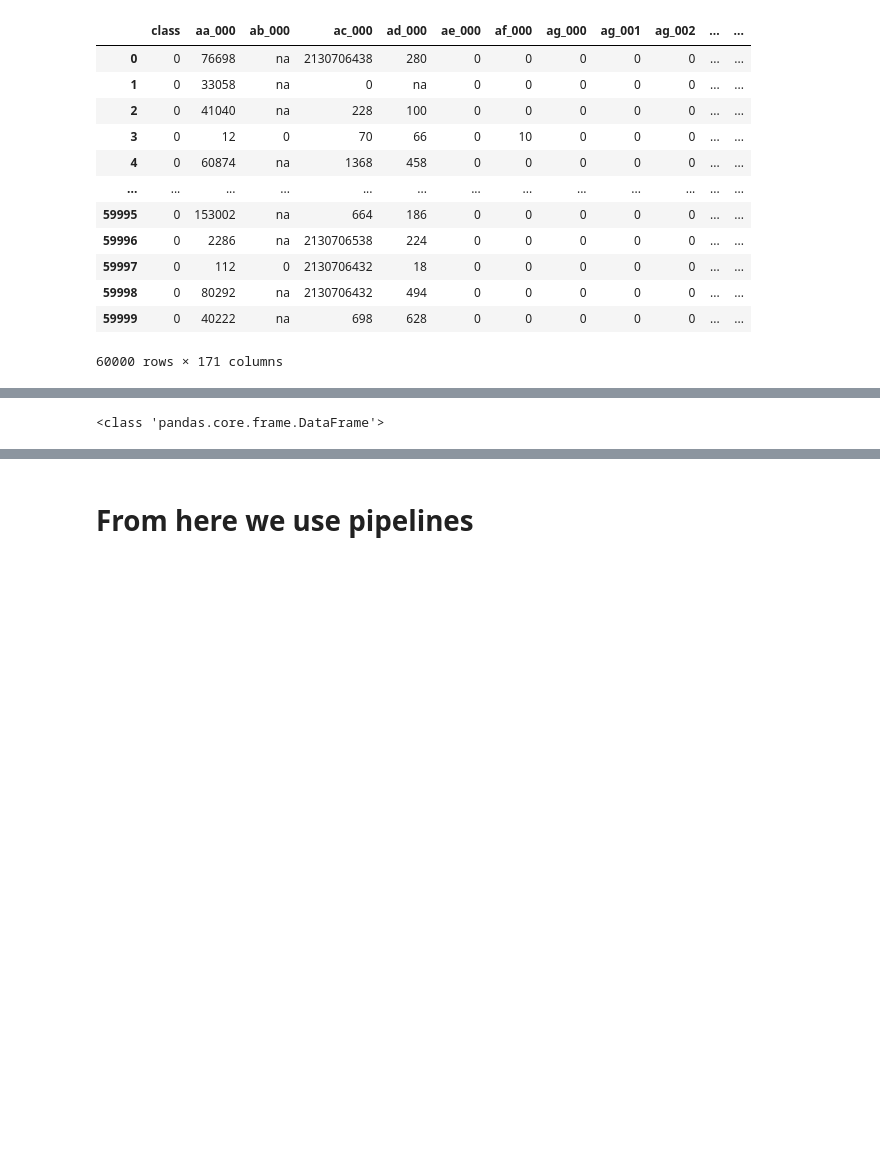
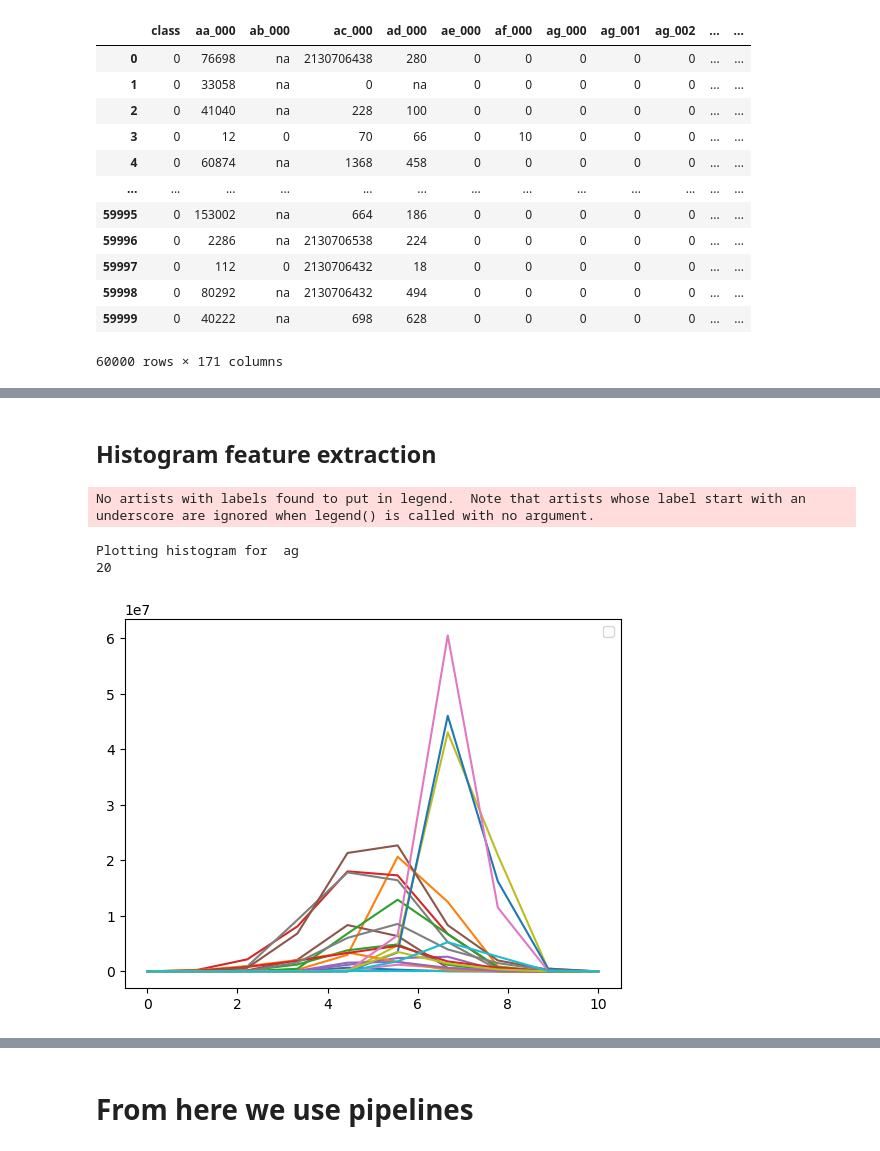
Before and after one commit to vougioukakis/scania-trucks-failure-prediction, a Jupyter notebook: code.ipynb, the cells around one changed output, grey strips where cells are left out. Cells and saved outputs as stored; diff of their text form; code cells hidden in the pictures; blank space fills up the shorter version.

```diff
--- a/code.ipynb
+++ b/code.ipynb
@@ -269,0 +287,38 @@ Passing `palette` without assigning `hue` is deprecated and will be removed in v
+# %%
+# replace 'na' with np.nan float
+train_data.replace('na', np.nan, inplace=True)
+test_data.replace('na', np.nan, inplace=True)
+
+na_counts = train_data.isna().sum()
+
+# drop the features that have too many NA values (more than 35,000)
+bad_features = na_counts[na_counts > 35000].index
+train_data = train_data.drop(columns=bad_features)
+test_data = test_data.drop(columns=bad_features)
+
+# impute
+positive_train = train_data[train_data['class'] == 1]
+negative_train = train_data[train_data['class'] == 0]
+
+imputer_pos = SimpleImputer(strategy='median')
+imputer_neg = SimpleImputer(strategy='median')
+
+# Fit the imputer on the DataFrame and transform the data
+positive_train = pd.DataFrame(imputer_pos.fit_transform(positive_train), columns=train_data.columns)
+negative_train = pd.DataFrame(imputer_neg.fit_transform(negative_train), columns=train_data.columns)
+
+train_data = pd.concat([positive_train, negative_train])
+train_data.reset_index(drop=True, inplace=True)
+#==========
+
+# impute
+positive_test = test_data[test_data['class'] == 1]
+negative_test = test_data[test_data['class'] == 0]
+
+# Fit the imputer on the DataFrame and transform the data
+positive_test = pd.DataFrame(imputer_pos.transform(positive_test), columns=train_data.columns)
+negative_test = pd.DataFrame(imputer_neg.transform(negative_test), columns=train_data.columns)
+
+
+test_data = pd.concat([positive_test, negative_test])
+test_data.reset_index(drop=True, inplace=True)
@@ -270,6 +357,4 @@ Passing `palette` without assigning `hue` is deprecated and will be removed in v
 # %%
 import pipelines as pipe
-# %%
-print(type(x_train))
-# %% [output]
-<class 'pandas.core.frame.DataFrame'>
+# %% [markdown]
+## Histogram feature extraction
@@ -275,0 +428,7 @@ print(type(x_train))
+# %%
+plot_hist_feat('ag')
+# %% [output]
+No artists with labels found to put in legend.  Note that artists whose label start with an underscore are ignored when legend() is called with no argument.
+Plotting histogram for  ag
+20
+[figure, added]
```
Also changed, not shown: parts of 47 cells of this notebook, 2 other files.
